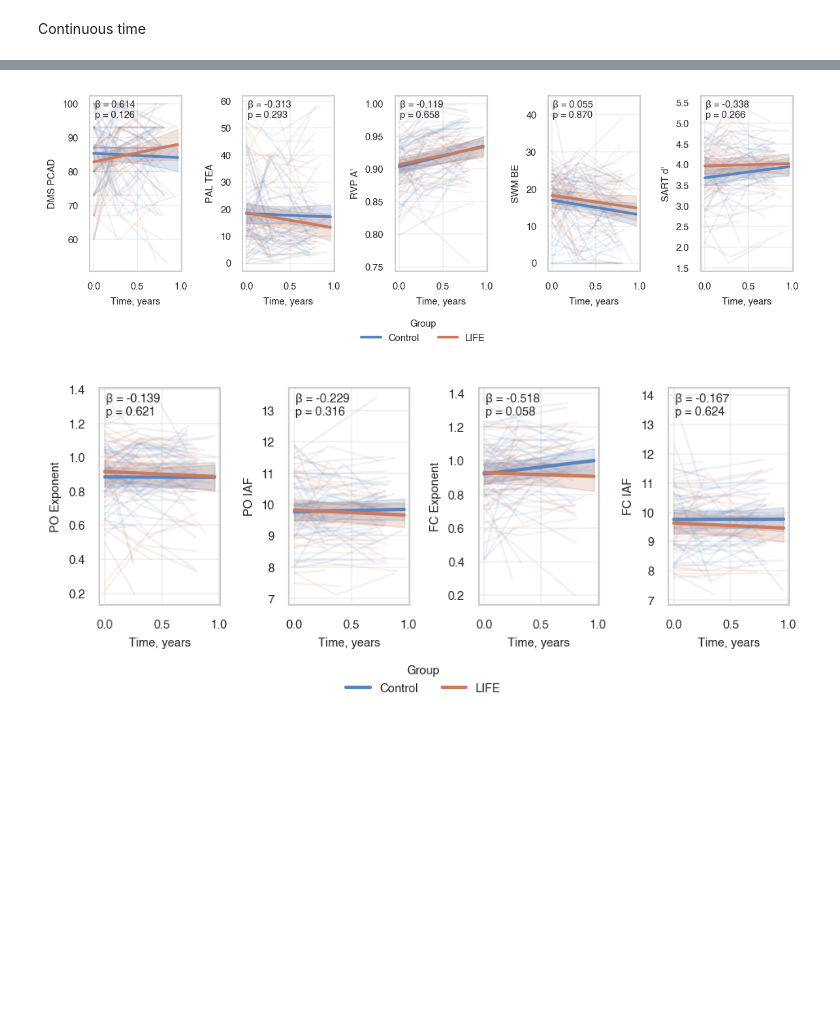
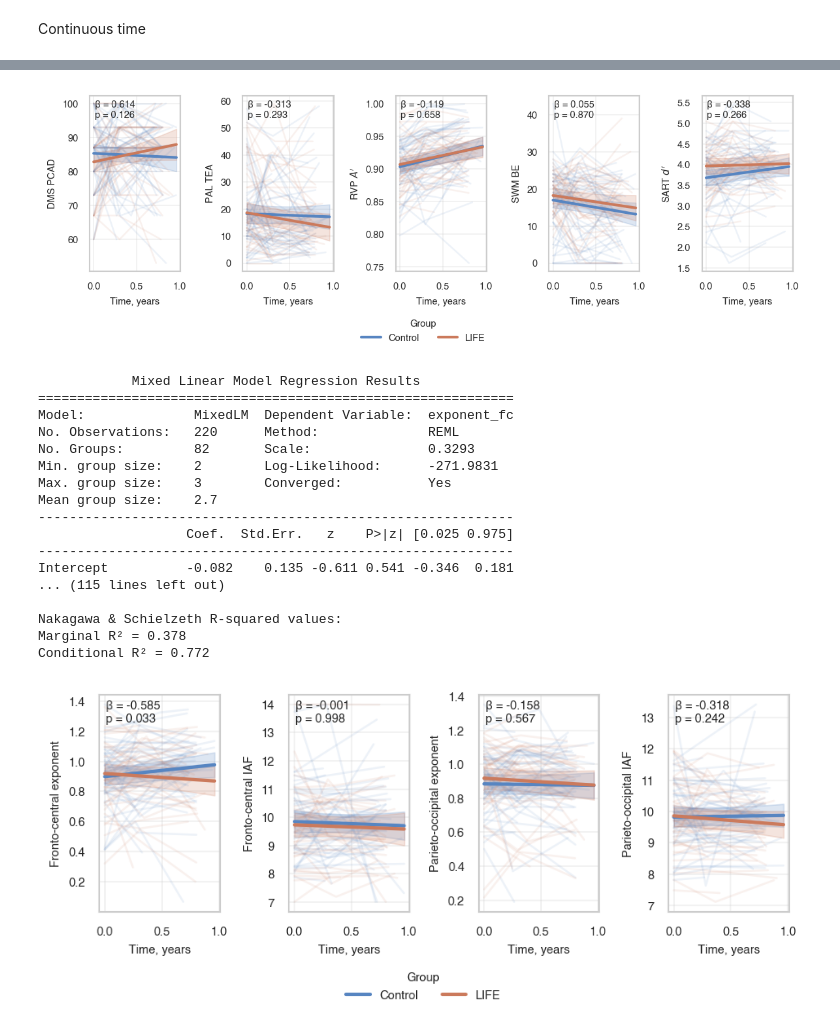
Before and after one commit to aliciajcampbell/LEISURE_CogEEG, a Jupyter notebook: studies/LEISURE_rsEEG_intervention_longitudinal/LEISURE_longitudinal.ipynb, the cells around one changed output, grey strips where cells are left out. Cells and saved outputs as stored; diff of their text form; code cells hidden in the pictures; blank space fills up the shorter version.

```diff
--- a/studies/LEISURE_rsEEG_intervention_longitudinal/LEISURE_longitudinal.ipynb
+++ b/studies/LEISURE_rsEEG_intervention_longitudinal/LEISURE_longitudinal.ipynb
@@ -51,6 +118,4 @@ for tp in [1, 2, 3]:
 # %%
-from scipy.stats import fisher_exact
-
 df_dc = df.copy()
 df_dc['gender_f'] = df_dc['gender_f'].map({0.0: 'M', 1.0: 'F'})
 df_dc['handedness_r'] = df_dc['handedness_r'].map({0.0: 'L', 1.0: 'R'})
@@ -72,7 +137,7 @@ vars_all = {
 }
 
 # Print missing values
-df_subset = df_dc[df_dc['tp']==3]
+df_subset = df_dc[df_dc['tp']==1]
 for column in vars_all.keys():
     missing = df_subset[df_subset[column].isna()]
     if len(missing) > 0:
@@ -108,14 +173,11 @@ table = TableOne(
 )
 
 # table.to_excel('results/descriptives_T1.xlsx')
-
 display(table)
 
-# # Create contingency table (just for T1)
+contingency = pd.crosstab(df_subset['group_life'], df_subset['handedness_r'])
+_, pval = stats.fisher_exact(contingency)
 
-# contingency = pd.crosstab(df_subset['group_life'], df_subset['handedness_r'])
-# _, pval = fisher_exact(contingency)
-
-# print("Contingency Table:")
-# print(contingency)
-# print(f"\nFisher's exact test p-value: {pval:.3f}")
+print("Contingency Table:")
+print(contingency)
+print(f"\nFisher's exact test p-value: {pval:.3f}")
@@ -547,10 +406,17 @@ Continuous time
 # %%
 vars_dict = {
     'cog': {
-        'DMSPCAD': 'DMS PCAD', 'PALTEA': 'PAL TEA', 'RVPA': "RVP A'", 'SWMBE': 'SWM BE', 'd_prime': "SART d'"
+        'DMSPCAD': 'DMS PCAD',
+        'PALTEA': 'PAL TEA',
+        'RVPA': "RVP $\\mathit{A'}$",
+        'SWMBE': 'SWM BE',
+        'd_prime': "SART $\\mathit{d'}$"
     },
     'eeg': {
-        'exponent_po': 'PO Exponent', 'iaf_po': 'PO IAF', 'exponent_fc': 'FC Exponent', 'iaf_fc': 'FC IAF'
+         'exponent_fc': 'Fronto-central exponent',
+         'iaf_fc': 'Fronto-central IAF',
+         'exponent_po': 'Parieto-occipital exponent',
+         'iaf_po': 'Parieto-occipital IAF'
     }
 }
 colors = {'0.0': '#5785C1FF', '1.0': '#CB7A5CFF'}
@@ -586,19 +452,21 @@ for type, vars in vars_dict.items():
         cols_z = ['age_bas', 'gender_f', 'education_bas', 'handedness_r', dv]
         orig_means, orig_stds = df_lme[cols_z].mean(), df_lme[cols_z].std()
         df_lme_z = df_lme.copy()
-        df_lme_z[cols_z] = df_lme_z[cols_z].apply(zscore)
+        df_lme_z[cols_z] = df_lme_z[cols_z].apply(stats.zscore)
 
         # formula = f"{dv} ~ age_bas + education_bas + gender_f + handedness_r + time * group_life"
         formula = f"{dv} ~ time * (age_bas + education_bas + gender_f + handedness_r + group_life)"
         model = smf.mixedlm(formula, data=df_lme_z, groups='subject', re_formula='~time')
         results = model.fit()
-        # print(results.summary())
+        print(results.summary())
 
-        # calculate and print R² values
-        # r2_marg, r2_cond = calculate_r2_nakagawa(results)
-        # print("\nNakagawa & Schielzeth R-squared values:")
-        # print(f"Marginal R² = {r2_marg:.3f}")
-        # print(f"Conditional R² = {r2_cond:.3f}\n")
+        # calc r2
+        r2_marg, r2_cond = r_squared_calculator.calculate_r2_nakagawa(results)
+
+        # Print the results
+        print("\nNakagawa & Schielzeth R-squared values:")
+        print(f"Marginal R² = {r2_marg:.3f}")
+        print(f"Conditional R² = {r2_cond:.3f}\n")
 
         # dataframe for group predictions
         time_grid = np.linspace(df_lme['time'].min(), df_lme['time'].max(), 100)
@@ -653,7 +521,7 @@ for type, vars in vars_dict.items():
     plt.tight_layout()
     plt.legend(loc='lower center', ncol=2, title='Group', frameon=False, title_fontsize=7,
                bbox_to_anchor=(0.5, -0.15), bbox_transform=fig.transFigure)
-    plt.savefig(os.path.join(plots_dir, f'LME_time_{type}.pdf'), format='pdf', bbox_inches='tight', dpi=300)
+    # plt.savefig(os.path.join(plots_dir, f'LME_time_{type}.pdf'), format='pdf', bbox_inches='tight', dpi=300)
     plt.show()
     plt.close()
 # %% [output]
@@ -660,2 +545,19 @@ for type, vars in vars_dict.items():
 [figure]
+            Mixed Linear Model Regression Results
+=============================================================
+Model:              MixedLM  Dependent Variable:  exponent_fc
+No. Observations:   220      Method:              REML
+No. Groups:         82       Scale:               0.3293
+Min. group size:    2        Log-Likelihood:      -271.9831
+Max. group size:    3        Converged:           Yes
+Mean group size:    2.7
+-------------------------------------------------------------
+                   Coef.  Std.Err.   z    P>|z| [0.025 0.975]
+-------------------------------------------------------------
+Intercept          -0.082    0.135 -0.611 0.541 -0.346  0.181
+... (115 lines left out)
+
+Nakagawa & Schielzeth R-squared values:
+Marginal R² = 0.378
+Conditional R² = 0.772
-[figure, old version]
+[figure, new version]
```
Also changed, not shown: parts of 18 cells of this notebook, 7 other files.
